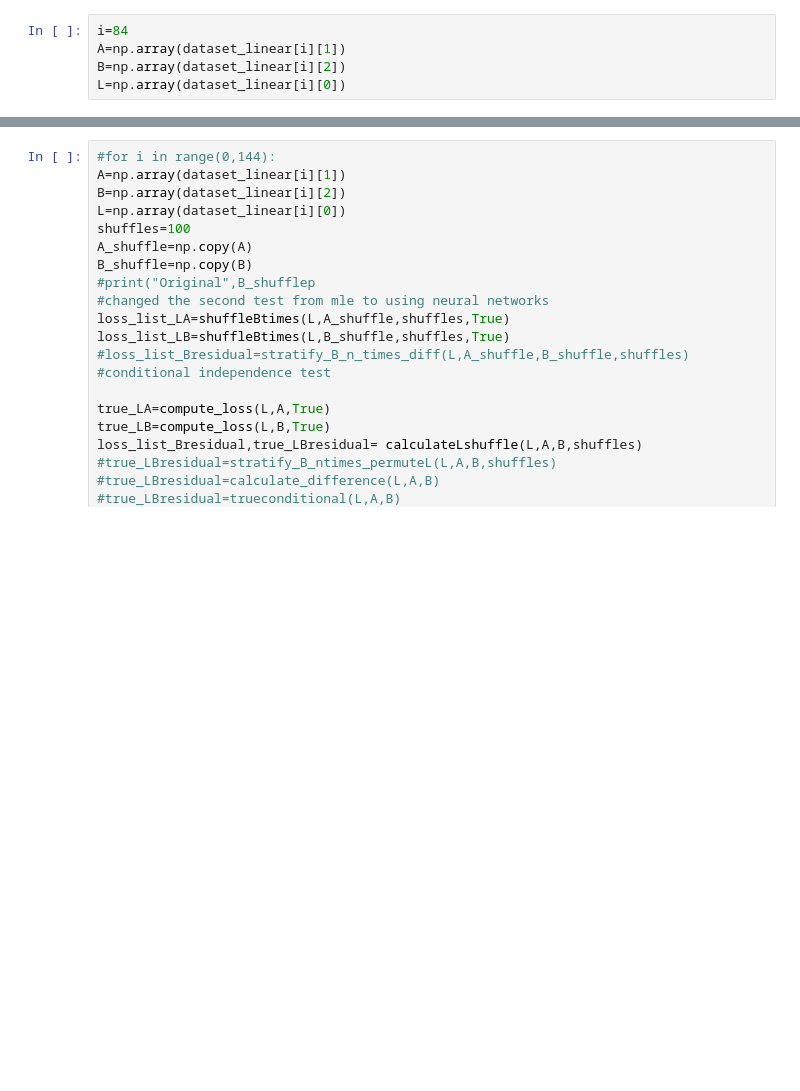
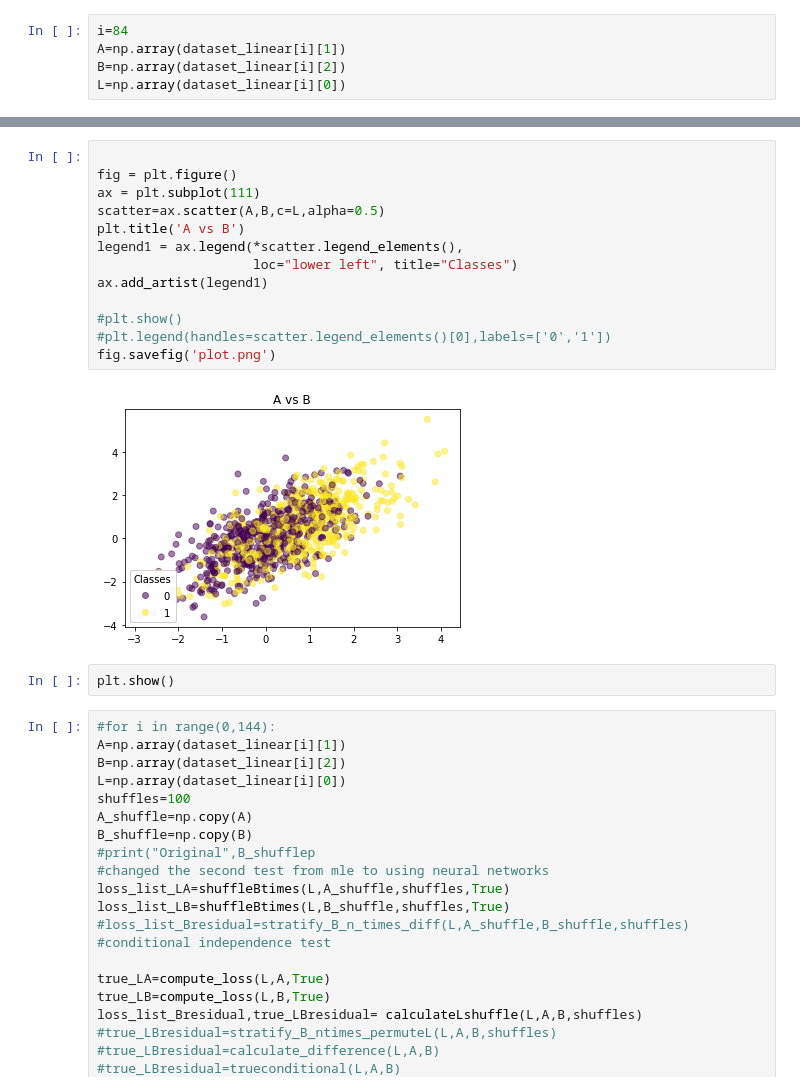
Before and after one commit to BIRDSgroup/NLCD, a Jupyter notebook: conditionaltestmodifyTransferingweights.ipynb, the cells around one changed output, grey strips where cells are left out. Cells and saved outputs as stored; diff of their text form; blank space fills up the shorter version.

```diff
--- a/conditionaltestmodifyTransferingweights.ipynb
+++ b/conditionaltestmodifyTransferingweights.ipynb
@@ -277,3 +288,20 @@ L=np.array(dataset_linear[i][0])
+# %%
+
+fig = plt.figure()
+ax = plt.subplot(111)
+scatter=ax.scatter(A,B,c=L,alpha=0.5)
+plt.title('A vs B')
+legend1 = ax.legend(*scatter.legend_elements(),
+                    loc="lower left", title="Classes")
+ax.add_artist(legend1)
+
+#plt.show()
+#plt.legend(handles=scatter.legend_elements()[0],labels=['0','1'])
+fig.savefig('plot.png')
+# %% [output]
+[figure, added]
+# %%
+plt.show()
 # %%
 #for i in range(0,144):
 A=np.array(dataset_linear[i][1])
```
Also changed, not shown: parts of 3 cells of this notebook, 3 other files.
